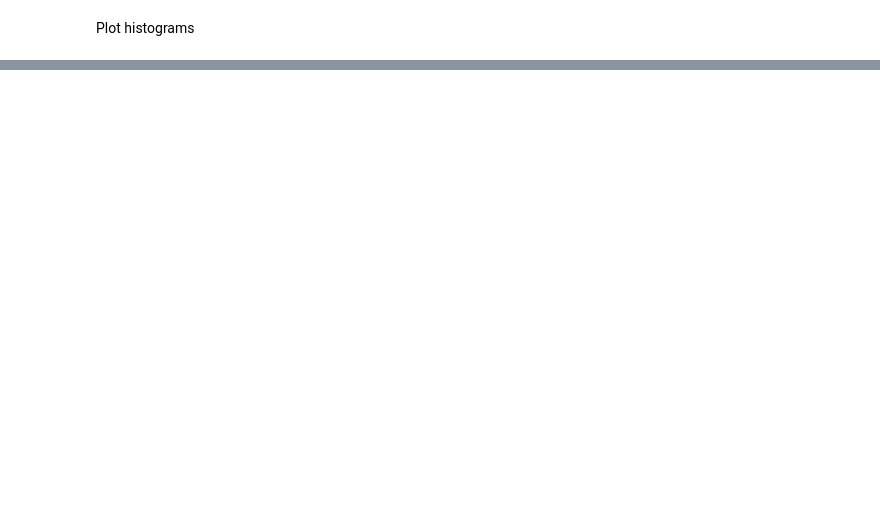
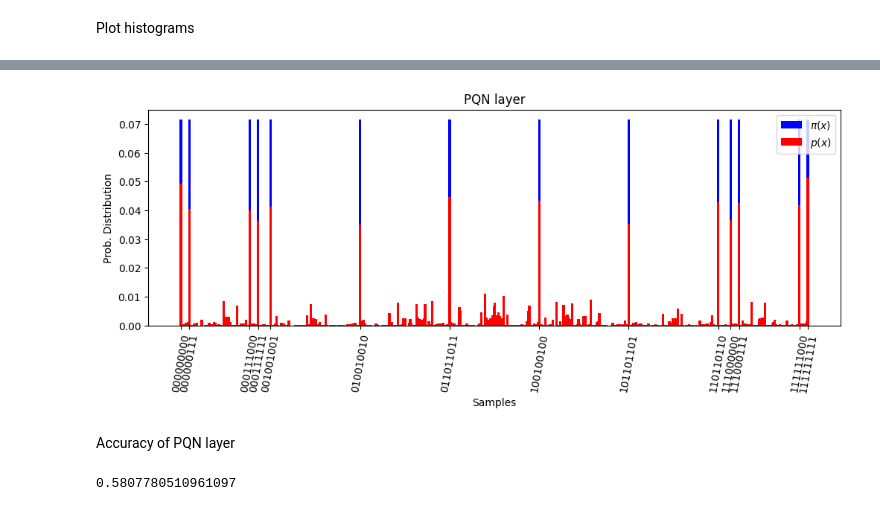
Before and after one commit to sergedenisov/barsandstripes, a Jupyter notebook: bas_launch_ionq.ipynb, the cells around one changed output, grey strips where cells are left out. Saved outputs shown, nothing was run; the diff lists cells and outputs as text; code cells hidden in the pictures; blank space fills up the shorter version.

```diff
--- a/bas_launch_ionq.ipynb
+++ b/bas_launch_ionq.ipynb
@@ -45 +57,24 @@ def strong_layer(parameters):
     return qml.probs(wires=range(n_qubits))
+# %%
+def pqn_layer(parameters):
+    param_index = 0
+    i = 6
+    for qubit in range(n_qubits):
+            qml.RX(parameters[param_index %163], qubit)
+            param_index += 1
+
+    for k in range(i):
+        # Apply parameterized gates
+        for qubit in range(n_qubits):
+            qml.RZ(parameters[param_index %163], qubit)
+            param_index += 1
+            qml.RY(parameters[param_index %163], qubit)
+            param_index += 1
+            qml.RZ(parameters[param_index %163], qubit)
+            param_index += 1
+        # Apply CNOT gates for entanglement
+        for qubit in range(n_qubits - 1):
+            qml.CNOT(wires=[qubit, qubit + 1])
+        qml.CNOT(wires=[n_qubits - 1, 0])
+
+    return qml.probs(wires=range(n_qubits))
@@ -276,0 +717,6 @@ print(output_probs)
+# %%
+@qml.qnode(dev)
+def circuit_pqn(parameters):
+    return pqn_layer(parameters)
+
+output_probs_pqn = circuit_pqn(params_pqn)
@@ -306,0 +785,27 @@ print(acr)
+# %%
+probs = np.zeros(2**size)
+probs[nums] = 1 / len(data)
+
+plt.figure(figsize=(12, 5))
+plt.bar(np.arange(2**size), probs, width=2.0, label=r"$\pi(x)$", color='blue')
+plt.bar(np.arange(2**size), output_probs_pqn, width=2.0, label=r"$p(x)$",color='red')
+
+plt.xticks(nums, bitstrings, rotation=80)
+
+plt.title("PQN layer")
+plt.xlabel("Samples")
+plt.ylabel("Prob. Distribution")
+plt.legend(loc="upper right")
+plt.subplots_adjust(bottom=0.3)
+plt.show()
+# %% [output]
+[figure, added]
+# %% [markdown]
+Accuracy of PQN layer
+# %%
+acr=0
+for i in nums:
+    acr+=output_probs_pqn[i]
+print(acr)
+# %% [output]
+0.5807780510961097
```
Also changed, not shown: parts of 22 cells of this notebook.
